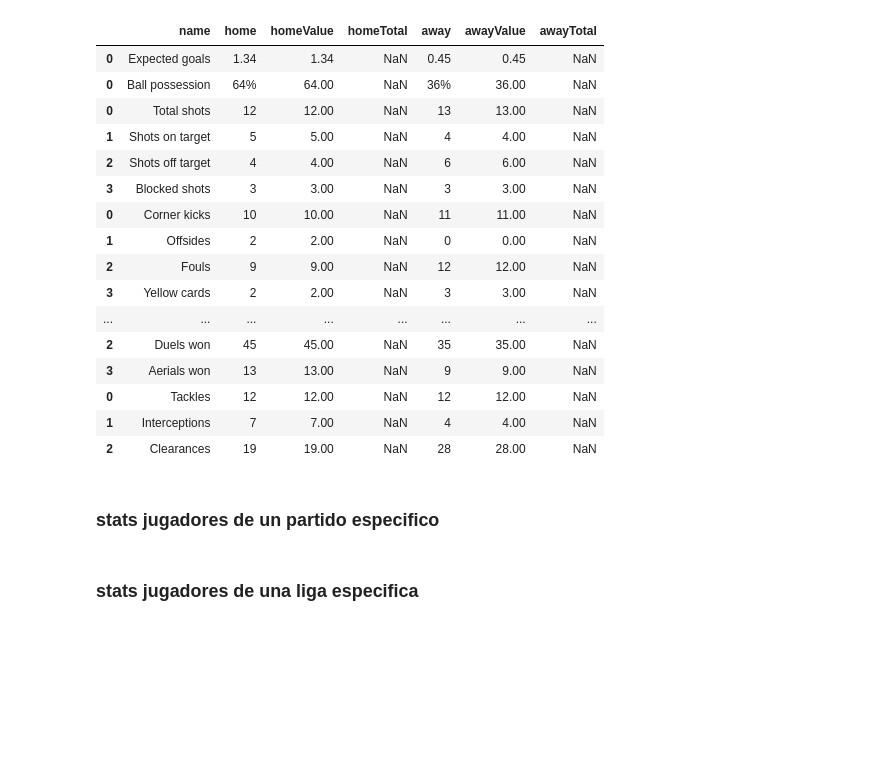
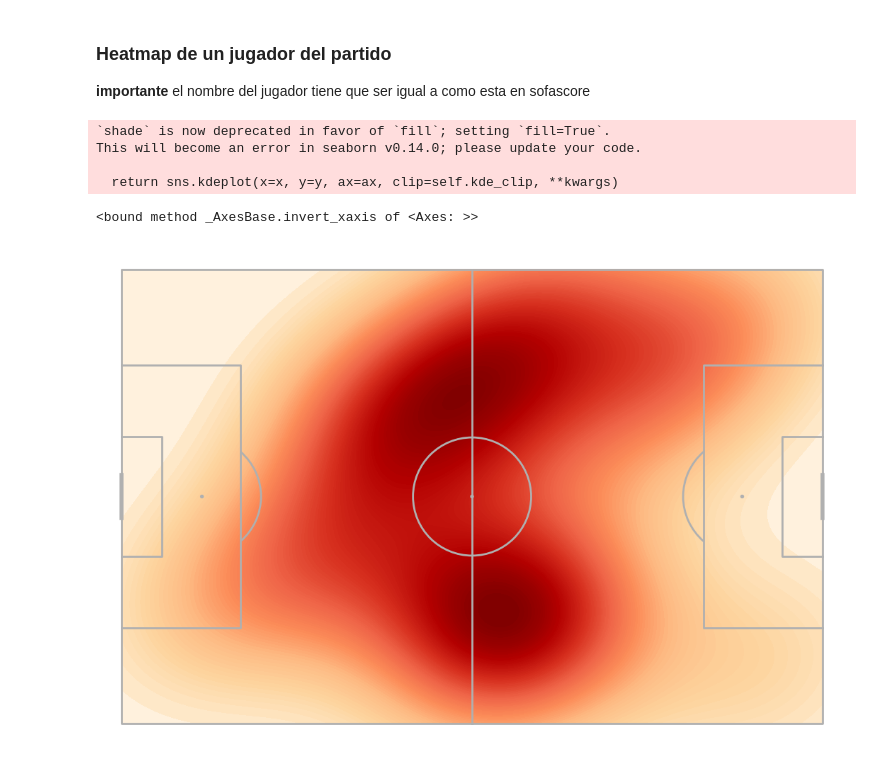
Before and after one commit to Daniher01/ScraperFC-dh, a Jupyter notebook: code/sofascore.ipynb, the cells around one changed output. Cells and saved outputs as stored; diff of their text form; code cells hidden in the pictures; blank space fills up the shorter version.

Commit message:
se obtienen los datos de sofascore

```diff
--- a/code/sofascore.ipynb
+++ b/code/sofascore.ipynb
@@ -8,24 +28 @@ sofascore = sfc.Sofascore()
-# %%
-match_url = 'https://www.sofascore.com/huachipato-audax-italiano/mnbsonb#10961808'
-sofascore.get_general_match_stats(match_url)
-# %% [output]
-|  | name | home | homeValue | homeTotal | away | awayValue | awayTotal |
-| 0 | Expected goals | 1.34 | 1.34 | NaN | 0.45 | 0.45 | NaN |
-| 0 | Ball possession | 64% | 64.00 | NaN | 36% | 36.00 | NaN |
-| 0 | Total shots | 12 | 12.00 | NaN | 13 | 13.00 | NaN |
-| 1 | Shots on target | 5 | 5.00 | NaN | 4 | 4.00 | NaN |
-| 2 | Shots off target | 4 | 4.00 | NaN | 6 | 6.00 | NaN |
-| 3 | Blocked shots | 3 | 3.00 | NaN | 3 | 3.00 | NaN |
-| 0 | Corner kicks | 10 | 10.00 | NaN | 11 | 11.00 | NaN |
-| 1 | Offsides | 2 | 2.00 | NaN | 0 | 0.00 | NaN |
-| 2 | Fouls | 9 | 9.00 | NaN | 12 | 12.00 | NaN |
-| 3 | Yellow cards | 2 | 2.00 | NaN | 3 | 3.00 | NaN |
-| ... | ... | ... | ... | ... | ... | ... | ... |
-| 2 | Duels won | 45 | 45.00 | NaN | 35 | 35.00 | NaN |
-| 3 | Aerials won | 13 | 13.00 | NaN | 9 | 9.00 | NaN |
-| 0 | Tackles | 12 | 12.00 | NaN | 12 | 12.00 | NaN |
-| 1 | Interceptions | 7 | 7.00 | NaN | 4 | 4.00 | NaN |
-| 2 | Clearances | 19 | 19.00 | NaN | 28 | 28.00 | NaN |
-# %% [markdown]
-### stats jugadores de un partido especifico
 # %%
@@ -35,2 +34,30 @@ stats_players.to_csv(f'../data/stats_players_sofascore.csv', index=False, sep=';
-# %% [markdown]
-### stats jugadores de una liga especifica
+# %% [markdown]
+### Heatmap de un jugador del partido
+
+**importante** el nombre del jugador tiene que ser igual a como esta en sofascore
+# %%
+
+player_name = 'Brayan Palmezano'
+mapa_calor = sofascore.get_player_heatmap(match_url, player_name)
+
+# Opcional, visualizar el heatmap
+gif, ax = plt.subplots(figsize=(16,9))
+
+cmap = 'hot'
+pitch = Pitch(pitch_type='opta')
+pitch.draw(ax=ax)
+pitch.kdeplot(mapa_calor.x, mapa_calor.y, ax=ax,
+              levels=100,
+              shade=True,
+              zorder=-1,
+              shade_lowest=True,
+              cmap='OrRd')
+
+plt.gca().invert_xaxis
+# %% [output]
+`shade` is now deprecated in favor of `fill`; setting `fill=True`.
+This will become an error in seaborn v0.14.0; please update your code.
+
+  return sns.kdeplot(x=x, y=y, ax=ax, clip=self.kde_clip, **kwargs)
+<bound method _AxesBase.invert_xaxis of <Axes: >>
+[figure, added]
```
Also changed, not shown: parts of 16 cells of this notebook, 4 other files.
